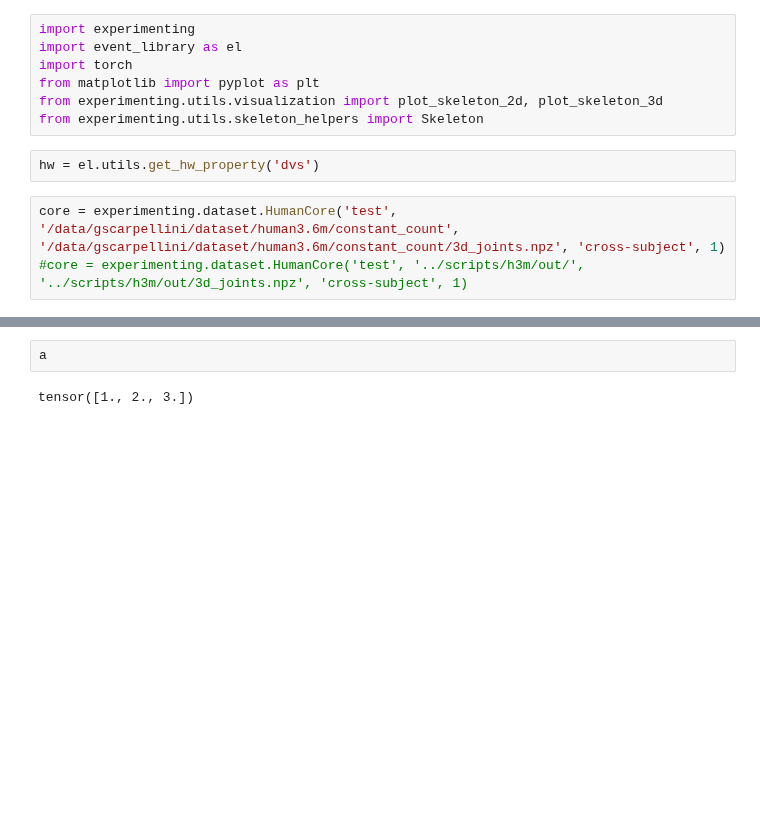
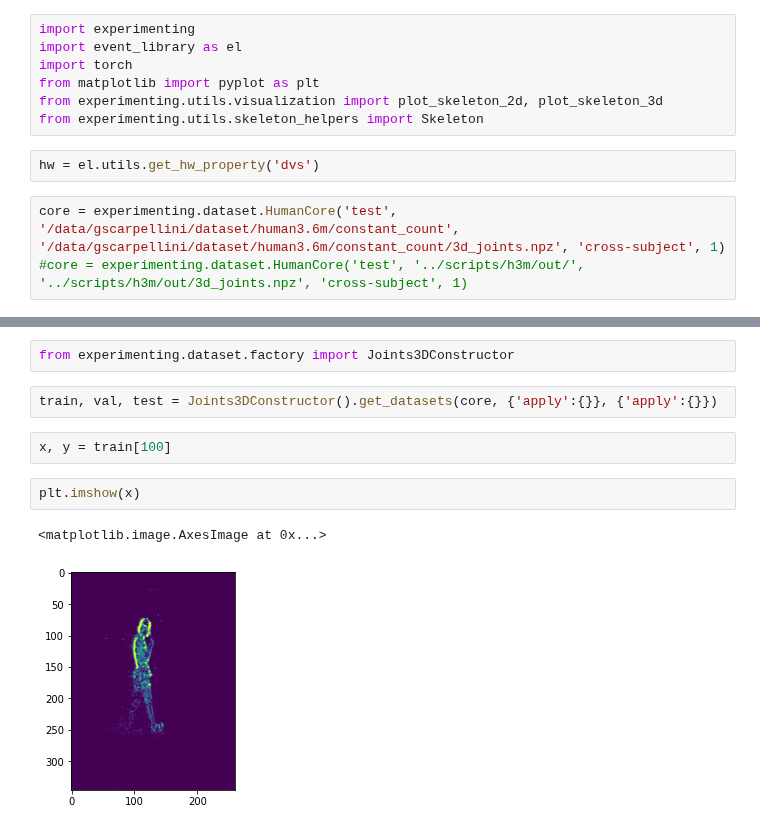
Before and after one commit to gianscarpe/event-based-monocular-hpe, a Jupyter notebook: notebooks/explore_h3m.ipynb, the cells around one changed output, grey strips where cells are left out. Drawn from its saved outputs; the diff is of its cells as text; blank space fills up the shorter version.

```diff
--- a/notebooks/explore_h3m.ipynb
+++ b/notebooks/explore_h3m.ipynb
@@ -53,4 +25,11 @@ import numpy as np
-# %%
-a
-# %% [output]
-tensor([1., 2., 3.])
+# %%
+from experimenting.dataset.factory import Joints3DConstructor
+# %%
+train, val, test = Joints3DConstructor().get_datasets(core, {'apply':{}}, {'apply':{}})
+# %%
+x, y = train[100]
+# %%
+plt.imshow(x)
+# %% [output]
+<matplotlib.image.AxesImage at 0x...>
+[figure, added]
```
Also changed, not shown: parts of 8 cells of this notebook, 4 other files.
